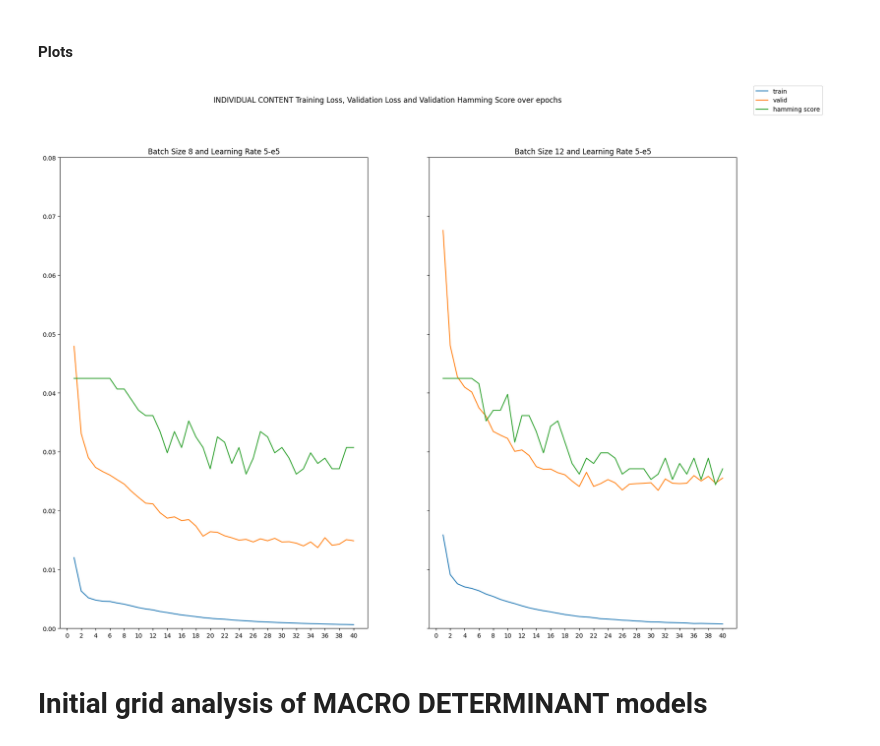
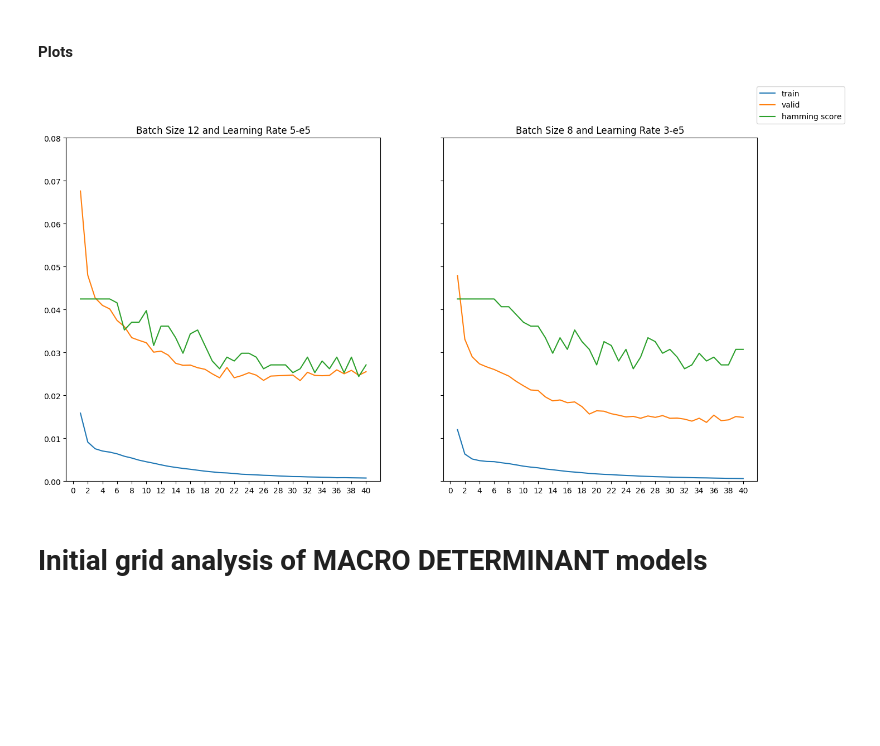
Before and after one commit to alberto-lorente/RorschIA_07-04, a Jupyter notebook: Gridsearch results/Final candidate models/Analysis of Gridserch Results.ipynb, the cells around one changed output. Drawn from its saved outputs; the diff is of its cells as text; code cells hidden in the pictures; blank space fills up the shorter version.

```diff
--- a/Gridsearch results/Final candidate models/Analysis of Gridserch Results.ipynb
+++ b/Gridsearch results/Final candidate models/Analysis of Gridserch Results.ipynb
@@ -225,35 +217,38 @@ model_3_batch_8 = df.iloc[1]
+# %%
+model_5_batch_12 = df.iloc[1]
+model_3_batch_8 = df.iloc[0]
 # %%
-df_model_5_batch_8 = get_train_val_metric_df(model_5_batch_8)
+df_model_5_batch_12 = get_train_val_metric_df(model_5_batch_12)
 df_model_3_batch_8 = get_train_val_metric_df(model_3_batch_8)
 # %% [markdown]
 #### Plots
 # %%
 fig, ax = plt.subplots(1, 2, sharex=True, sharey=True)
 
-fig.set_figheight(14)
-fig.set_figwidth(20)
-fig.suptitle("INDIVIDUAL CONTENT Training Loss, Validation Loss and Validation Hamming Score over epochs")
+fig.set_figheight(8)
+fig.set_figwidth(16)
+# fig.suptitle("INDIVIDUAL CONTENT Training Loss, Validation Loss and Validation Hamming Score over epochs")
 
 ax[0].set_ylim(0, 0.08)
 
-ax[0].title.set_text("Batch Size 8 and Learning Rate 5-e5")
-ax[0].plot(df_model_5_batch_8.index, df_model_5_batch_8["train_loss"], label="train")
-ax[0].plot(df_model_5_batch_8.index, df_model_5_batch_8["valid_loss"], label="valid")
-ax[0].plot(df_model_5_batch_8.index, df_model_5_batch_8["hamming"], label="hamming score")
+ax[0].title.set_text("Batch Size 12 and Learning Rate 5-e5")
+ax[0].plot(df_model_5_batch_12.index, df_model_5_batch_12["train_loss"], label="train")
+ax[0].plot(df_model_5_batch_12.index, df_model_5_batch_12["valid_loss"], label="valid")
+ax[0].plot(df_model_5_batch_12.index, df_model_5_batch_12["hamming"], label="hamming score")
 
 ax[1].set_ylim(0, 0.08)
 
-ax[1].title.set_text("Batch Size 12 and Learning Rate 5-e5")
+ax[1].title.set_text("Batch Size 8 and Learning Rate 3-e5")
 ax[1].plot(df_model_3_batch_8.index, df_model_3_batch_8["train_loss"])
 ax[1].plot(df_model_3_batch_8.index, df_model_3_batch_8["valid_loss"])
 ax[1].plot(df_model_3_batch_8.index, df_model_3_batch_8["hamming"])
 
 xticks(np.arange(0, 41, 2))
 
 fig.legend()
 plt.show()
 # %% [output]
-[figure, old version]
+[figure, new version]
 # %% [markdown]
 # Initial grid analysis of MACRO DETERMINANT models
 # %%
```
Also changed, not shown: parts of 18 cells of this notebook, 4 other files.
